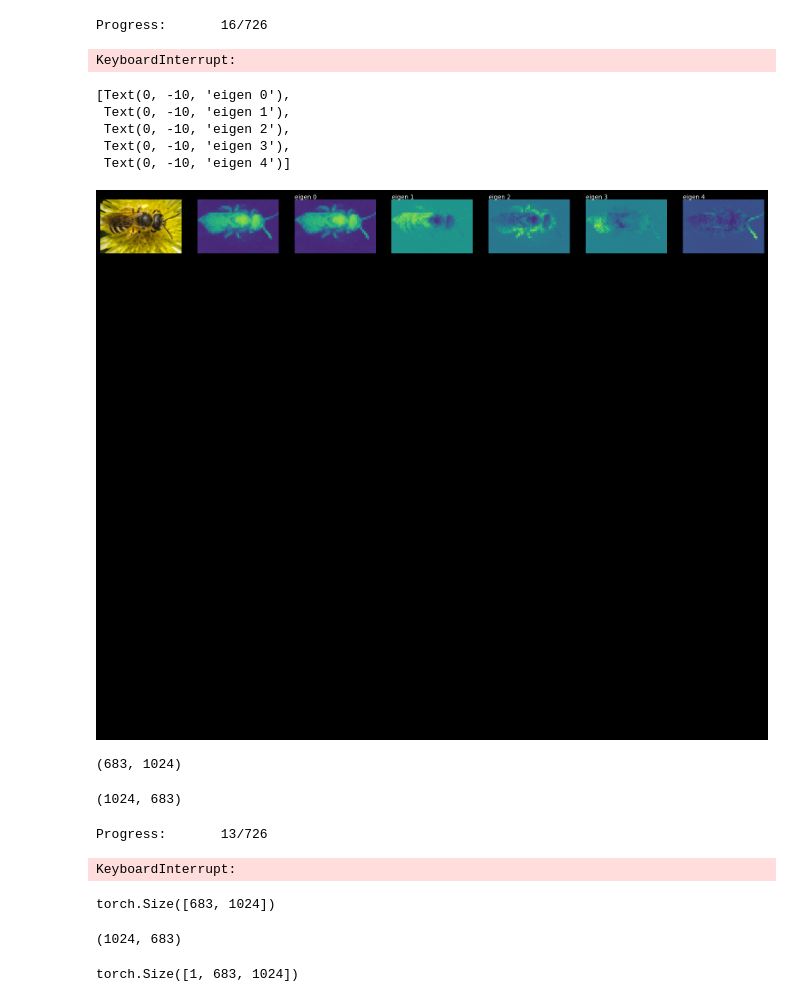
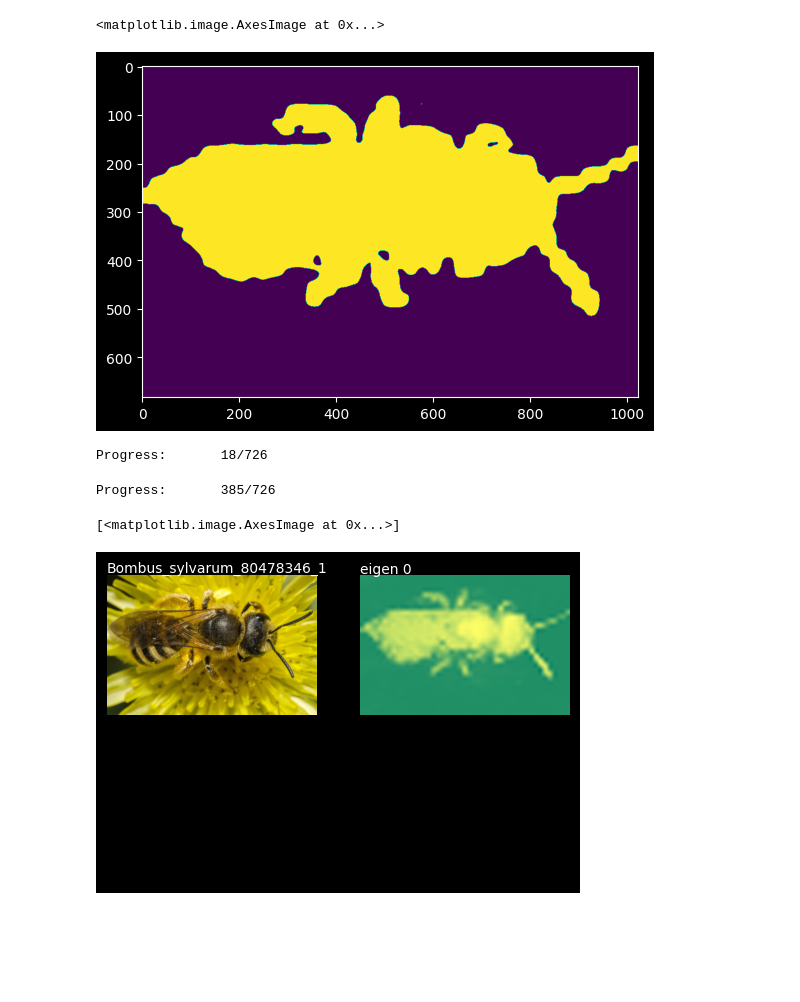
Before and after one commit to lwfld/reProj, a Jupyter notebook: deepspec.ipynb, the cells around one changed output. Saved outputs shown, nothing was run; the diff lists cells and outputs as text; code cells hidden in the pictures; blank space fills up the shorter version.

```diff
--- a/deepspec.ipynb
+++ b/deepspec.ipynb
@@ -300,0 +241,9 @@ def saveMask():
+# %%
+from myutils.img_loader import get_img_by_id
+from myutils.processors import toBinary
+
+input_image = get_img_by_id(300)
+preds = segment(input_image, 1)
+
+# for i in range(len(preds)):
+#     preds[i] = toBinary(preds[i], 0.5)
@@ -300,0 +260,5 @@ def saveMask():
+# %%
+plt.imshow(toBinary(preds[0], 0.2))
+# %% [output]
+<matplotlib.image.AxesImage at 0x...>
+[figure, added]
@@ -301,31 +286,5 @@ def saveMask():
 # %%
-saveMask()
+saveMask(0.2)
 # %% [output]
-Progress:       16/726
+Progress:       18/726
-KeyboardInterrupt:
+Progress:       385/726
-# %%
-from myutils.processors import toBinary
-
-length = len(preds)
-
-_, ax = plt.subplots(2, length + 2, figsize=(20, 20))
-[a.axis("off") for a in ax.flatten()]
-ax[0][0].imshow(input_image)
-ax[0][1].imshow(pred)
-[ax[0][i + 2].imshow(preds[i]) for i in range(length)]
-[ax[0][i + 2].text(0, -10, "eigen " + str(i)) for i in range(length)]
-# %% [output]
-[Text(0, -10, 'eigen 0'),
- Text(0, -10, 'eigen 1'),
- Text(0, -10, 'eigen 2'),
- Text(0, -10, 'eigen 3'),
- Text(0, -10, 'eigen 4')]
-[figure, removed]
-# %%
-preds[0].shape
-# %% [output]
-(683, 1024)
-# %%
-input_image.size
-# %% [output]
-(1024, 683)
@@ -350,17 +291,11 @@ img = get
-# %%
-saveMask(0.5)
-# %% [output]
-Progress:       13/726
-KeyboardInterrupt:
-# %%
-pred.shape
-# %% [output]
-torch.Size([683, 1024])
-# %%
-input_image.size
-# %% [output]
-(1024, 683)
-# %%
-mask_dss.shape
-# %% [output]
-torch.Size([1, 683, 1024])
+# %%
+_, ax = plt.subplots(2, len(preds) + 1, figsize=(3 * (len(preds) + 1), 4))
+[a.axis("off") for a in ax.flatten()]
+ax[0][0].imshow(input_image)
+ax[0][0].text(0, -15, img_names[300])
+[ax[0][i + 1].text(0, -10, "eigen " + str(i)) for i in range(len(preds))]
+[ax[0][i + 1].imshow(preds[i], cmap="binary") for i in range(len(preds))]
+[ax[1][i + 1].imshow(toBinary(preds[i], 0.2), cmap="binary") for i in range(len(preds))]
+# %% [output]
+[<matplotlib.image.AxesImage at 0x...>]
+[figure, added]
```
Also changed, not shown: parts of 13 cells of this notebook, 3 other files.
